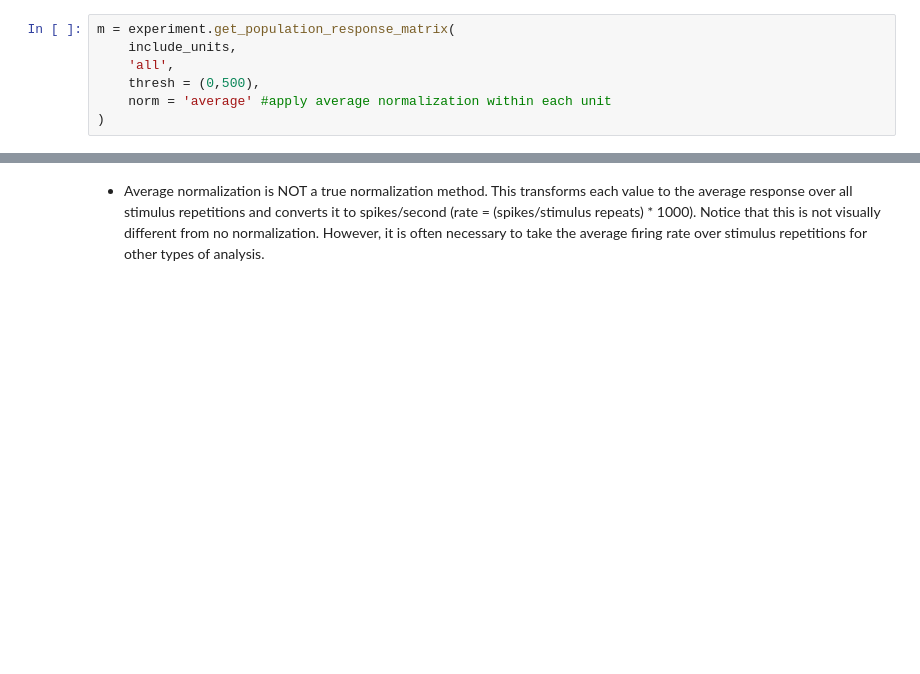
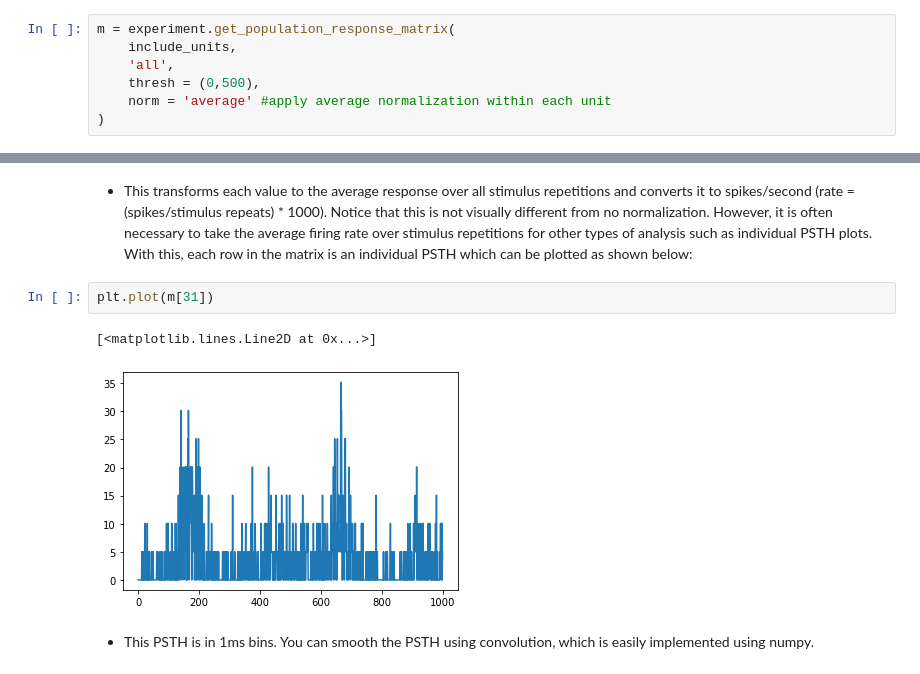
Before and after one commit to Elsayedaa/EphysToolkit, a Jupyter notebook: Demo_v1.ipynb, the cells around one changed output, grey strips where cells are left out. Drawn from its saved outputs; the diff is of its cells as text; blank space fills up the shorter version.

```diff
--- a/Demo_v1.ipynb
+++ b/Demo_v1.ipynb
@@ -466,4 +618,11 @@ plt.show()
 # %% [output]
 [figure]
 # %% [markdown]
-- Average normalization is NOT a true normalization method. This transforms each value to the average response over all stimulus repetitions and converts it to spikes/second (rate = (spikes/stimulus repeats) * 1000). Notice that this is not visually different from no normalization. However, it is often necessary to take the average firing rate over stimulus repetitions for other types of analysis.
+- This transforms each value to the average response over all stimulus repetitions and converts it to spikes/second (rate = (spikes/stimulus repeats) * 1000). Notice that this is not visually different from no normalization. However, it is often necessary to take the average firing rate over stimulus repetitions for other types of analysis such as individual PSTH plots. With this, each row in the matrix is an individual PSTH which can be plotted as shown below:
+# %%
+plt.plot(m[31])
+# %% [output]
+[<matplotlib.lines.Line2D at 0x...>]
+[figure, added]
+# %% [markdown]
+- This PSTH is in 1ms bins. You can smooth the PSTH using convolution, which is easily implemented using numpy.
```
Also changed, not shown: parts of 48 cells of this notebook, 1 other file.
